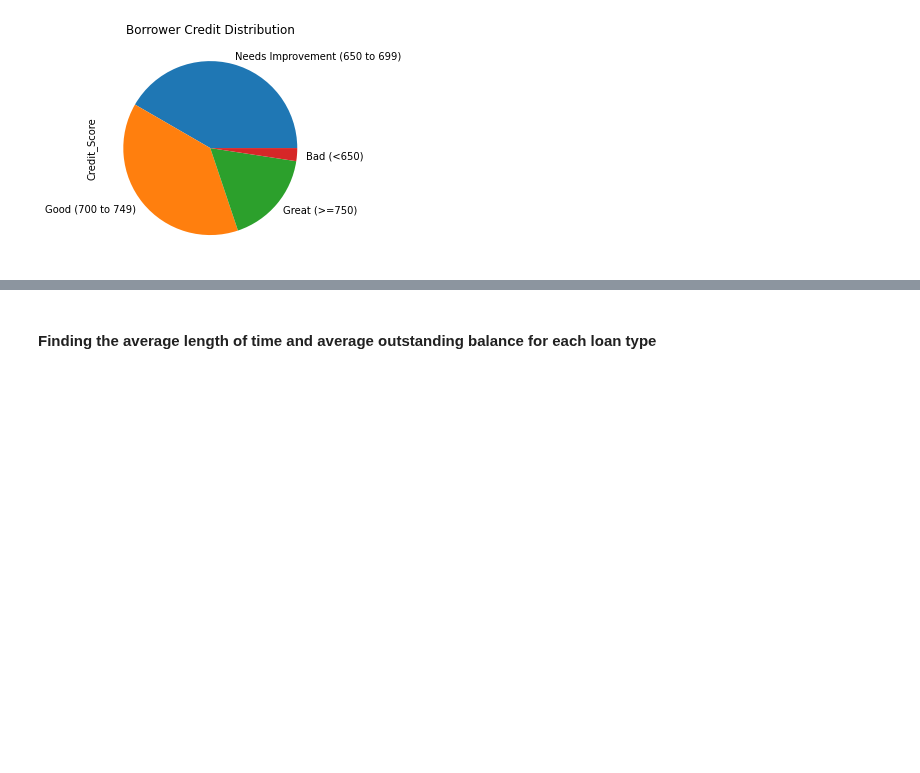
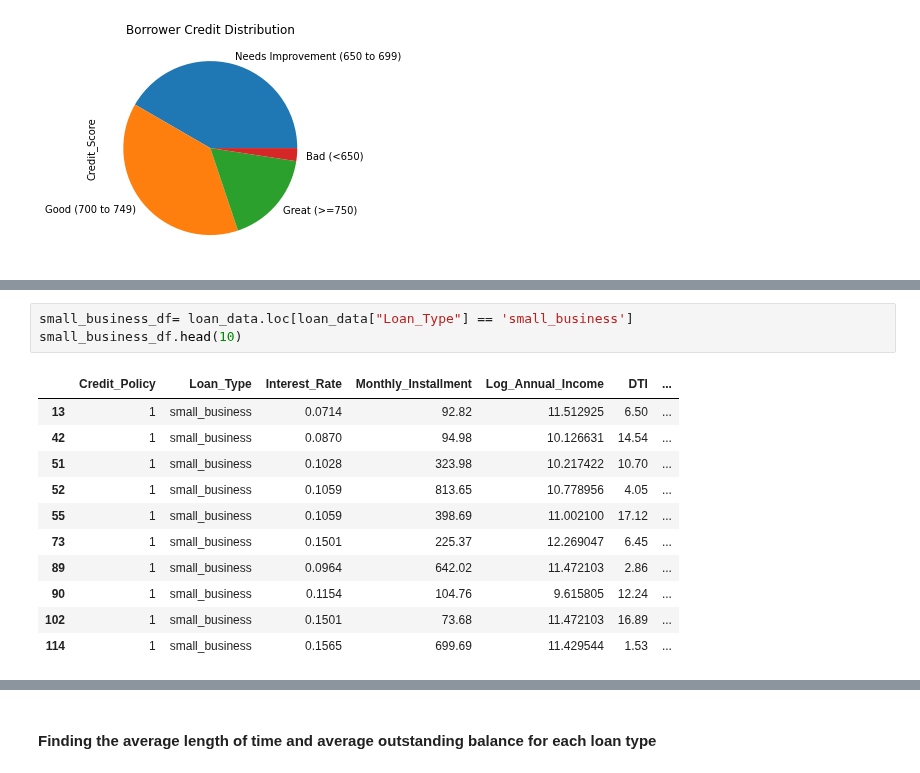
Before and after one commit to paulywog13/loan_data_analysis, a Jupyter notebook: Loan_Data_Analysis.ipynb, the cells around one changed output, grey strips where cells are left out. Saved outputs shown, nothing was run; the diff lists cells and outputs as text; blank space fills up the shorter version.

```diff
--- a/Loan_Data_Analysis.ipynb
+++ b/Loan_Data_Analysis.ipynb
@@ -154,0 +144,15 @@ cc_credit_plot = cc_borrower_credit.plot.pie(title = "Credit Card Borrower Credi
+# %%
+small_business_df= loan_data.loc[loan_data["Loan_Type"] == 'small_business']
+small_business_df.head(10)
+# %% [output]
+|  | Credit_Policy | Loan_Type | Interest_Rate | Monthly_Installment | Log_Annual_Income | DTI | ... |
+| 13 | 1 | small_business | 0.0714 | 92.82 | 11.512925 | 6.50 | ... |
+| 42 | 1 | small_business | 0.0870 | 94.98 | 10.126631 | 14.54 | ... |
+| 51 | 1 | small_business | 0.1028 | 323.98 | 10.217422 | 10.70 | ... |
+| 52 | 1 | small_business | 0.1059 | 813.65 | 10.778956 | 4.05 | ... |
+| 55 | 1 | small_business | 0.1059 | 398.69 | 11.002100 | 17.12 | ... |
+| 73 | 1 | small_business | 0.1501 | 225.37 | 12.269047 | 6.45 | ... |
+| 89 | 1 | small_business | 0.0964 | 642.02 | 11.472103 | 2.86 | ... |
+| 90 | 1 | small_business | 0.1154 | 104.76 | 9.615805 | 12.24 | ... |
+| 102 | 1 | small_business | 0.1501 | 73.68 | 11.472103 | 16.89 | ... |
+| 114 | 1 | small_business | 0.1565 | 699.69 | 11.429544 | 1.53 | ... |
```
Also changed, not shown: parts of 17 cells of this notebook.
